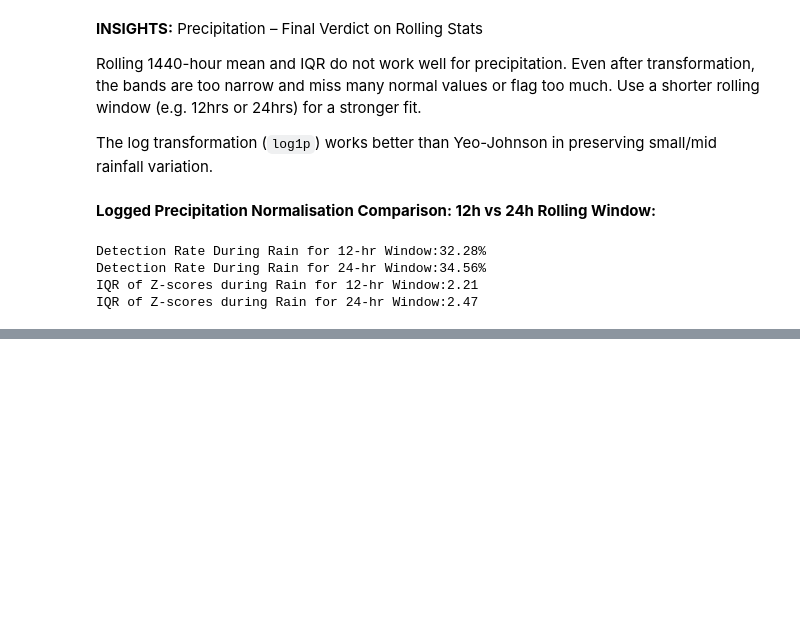
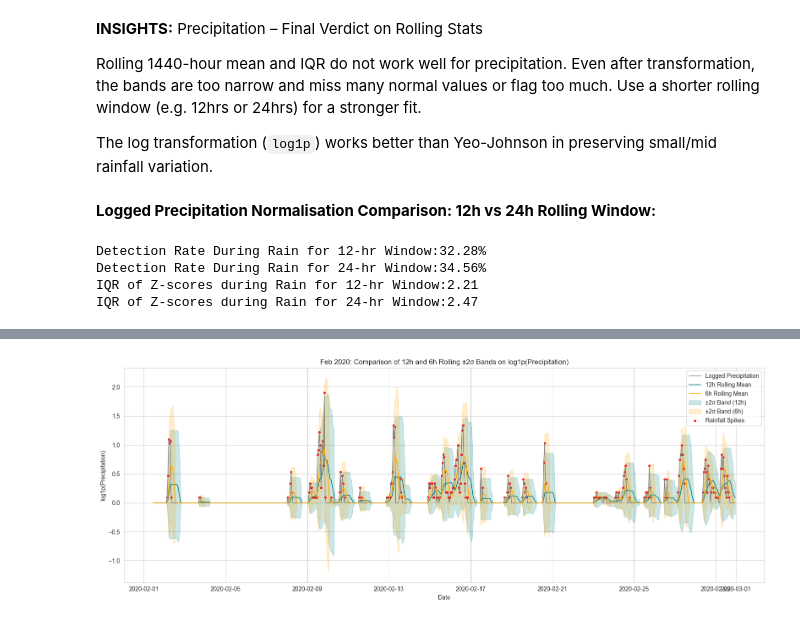
Before and after one commit to Jeremiah-Bachtin/comp1884-group6-weather-anomaly-detection-system, a Jupyter notebook: notebooks/notebook_jeremy_EDA.ipynb, the cells around one changed output, grey strips where cells are left out. Saved outputs shown, nothing was run; the diff lists cells and outputs as text; code cells hidden in the pictures; blank space fills up the shorter version.

```diff
--- a/notebooks/notebook_jeremy_EDA.ipynb
+++ b/notebooks/notebook_jeremy_EDA.ipynb
@@ -576,0 +577,51 @@ plt.show()
+# %%
+# 🔍 Visual Comparison of 12h vs 6h Rolling Bands on log1p(Precipitation) — Feb 2020
+
+# Step 1: Subset to Feb 2020 and compute log1p
+df_Feb2020 = df["2020-02-01":"2020-02-29"].copy()
+
+# Step 2: Compute rolling means and bounds
+df_Feb2020["mean_12h"] = df_Feb2020["precip_log"].rolling(12).mean()
+df_Feb2020["std_12h"] = df_Feb2020["precip_log"].rolling(12).std()
+df_Feb2020["upper_12h"] = df_Feb2020["mean_12h"] + 2 * df_Feb2020["std_12h"]
+df_Feb2020["lower_12h"] = df_Feb2020["mean_12h"] - 2 * df_Feb2020["std_12h"]
+
+df_Feb2020["mean_6h"] = df_Feb2020["precip_log"].rolling(6).mean()
+df_Feb2020["std_6h"] = df_Feb2020["precip_log"].rolling(6).std()
+df_Feb2020["upper_6h"] = df_Feb2020["mean_6h"] + 2 * df_Feb2020["std_6h"]
+df_Feb2020["lower_6h"] = df_Feb2020["mean_6h"] - 2 * df_Feb2020["std_6h"]
+
+# Step 3: Prepare clean arrays
+plot_df = df_Feb2020.dropna(subset=[
+    "precip_log", "mean_12h", "mean_6h",
+    "upper_12h", "lower_12h", "upper_6h", "lower_6h", "precipitation"
+]).copy()
+
+x = plot_df.index
+y = plot_df["precip_log"].astype("float64").values
+mean_12h = plot_df["mean_12h"].astype("float64").values
+mean_6h = plot_df["mean_6h"].astype("float64").values
+upper_12h = plot_df["upper_12h"].astype("float64").values
+lower_12h = plot_df["lower_12h"].astype("float64").values
+upper_6h = plot_df["upper_6h"].astype("float64").values
+lower_6h = plot_df["lower_6h"].astype("float64").values
+rain_spikes = plot_df["precipitation"].astype("float64").values > 0
+
+# Step 4: Plot
+plt.figure(figsize=(16, 6))
+plt.plot(x, y, label="Logged Precipitation", color="gray", linewidth=1)
+plt.plot(x, mean_12h, label="12h Rolling Mean", color="teal", linewidth=1.2)
+plt.plot(x, mean_6h, label="6h Rolling Mean", color="orange", linewidth=1.2)
+plt.fill_between(x, lower_12h, upper_12h, color="teal", alpha=0.2, label="±2σ Band (12h)")
+plt.fill_between(x, lower_6h, upper_6h, color="orange", alpha=0.2, label="±2σ Band (6h)")
+plt.scatter(x[rain_spikes], y[rain_spikes], color="red", s=8, label="Rainfall Spikes")
+
+plt.title("Feb 2020: Comparison of 12h and 6h Rolling ±2σ Bands on log1p(Precipitation)")
+plt.xlabel("Date")
+plt.ylabel("log1p(Precipitation)")
+plt.legend()
+plt.grid(True)
+plt.tight_layout()
+plt.show()
+# %% [output]
+[figure, added]
```
Also changed, not shown: parts of 7 cells of this notebook.
